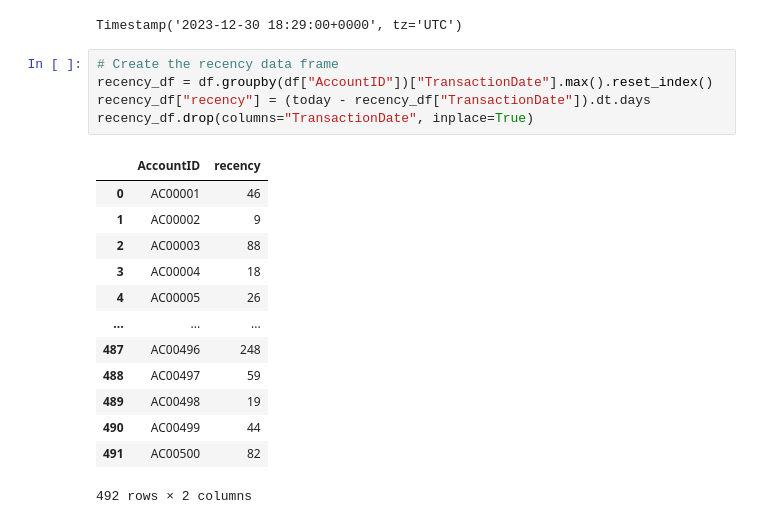
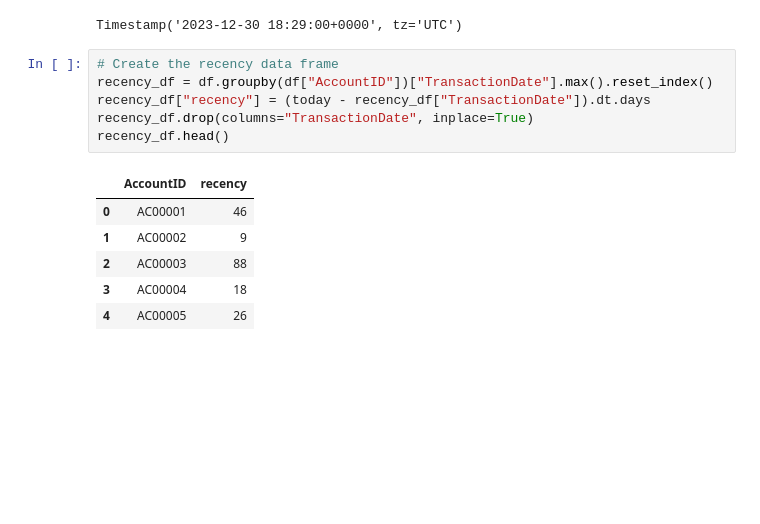
Before and after one commit to Sodiqlef/Customer-Transaction-Analysis, a Jupyter notebook: Kmeans-modeling.ipynb, the cells around one changed output. Drawn from its saved outputs; the diff is of its cells as text; blank space fills up the shorter version.

Commit message:
Complete rfm table

```diff
--- a/Kmeans-modeling.ipynb
+++ b/Kmeans-modeling.ipynb
@@ -283,22 +283,16 @@ Timestamp('2023-12-30 18:29:00+0000', tz='UTC')
 # %%
 # Create the recency data frame
 recency_df = df.groupby(df["AccountID"])["TransactionDate"].max().reset_index()
 recency_df["recency"] = (today - recency_df["TransactionDate"]).dt.days
 recency_df.drop(columns="TransactionDate", inplace=True)
+recency_df.head()
 # %% [output]
 |  | AccountID | recency |
 | 0 | AC00001 | 46 |
 | 1 | AC00002 | 9 |
 | 2 | AC00003 | 88 |
 | 3 | AC00004 | 18 |
 | 4 | AC00005 | 26 |
-| ... | ... | ... |
-| 487 | AC00496 | 248 |
-| 488 | AC00497 | 59 |
-| 489 | AC00498 | 19 |
-| 490 | AC00499 | 44 |
-| 491 | AC00500 | 82 |
-492 rows × 2 columns
 # %%
 # Create the Frequency data frame
 frequency_df = df.groupby(df["AccountID"])["TransactionID"].count().reset_index()
```
Also changed, not shown: parts of 5 cells of this notebook.
